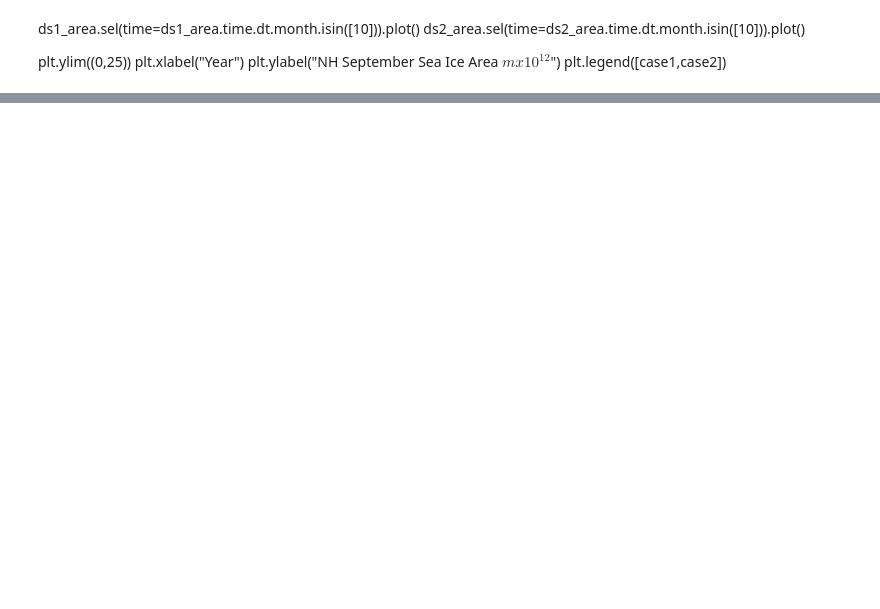
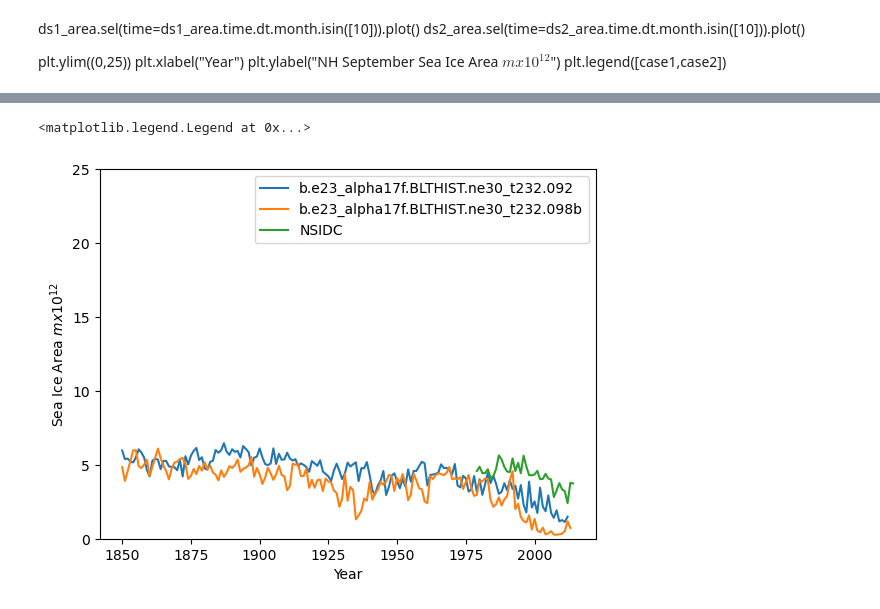
Before and after one commit to NCAR/CUPiD, a Jupyter notebook: examples/nblibrary/ice/seaice.ipynb, the cells around one changed output, grey strips where cells are left out. Cells and saved outputs as stored; diff of their text form; code cells hidden in the pictures; blank space fills up the shorter version.

```diff
--- a/examples/nblibrary/ice/seaice.ipynb
+++ b/examples/nblibrary/ice/seaice.ipynb
@@ -8,20 +8,20 @@ import pandas as pd
 import matplotlib.pyplot as plt
 from dask.distributed import Client, LocalCluster
 # %%
-CESM_output_dir = "/glade/campaign/cesm/development/cross-wg/diagnostic_framework/CESM_output_for_testing"
+CESM_output_dir = "/glade/derecho/scratch/dbailey/ADF"
 serial = False  # use dask LocalCluster
 cases = [
-    "g.e23_a16g.GJRAv4.TL319_t232_zstar_N65.2024.004",
-    "g.e23_a16g.GJRAv4.TL319_t232_hycom1_N75.2024.005",
+    "b.e23_alpha17f.BLTHIST.ne30_t232.092",
+    "b.e23_alpha17f.BLTHIST.ne30_t232.098b",
 ]
 
 lc_kwargs = {}
 
-begyr1 = 245
-endyr1 = 305
-begyr2 = 245
-endyr2 = 305
-nyears = 25
+begyr1 = 1850
+endyr1 = 2013
+begyr2 = 1850
+endyr2 = 2013
+nyears = 35
 # %%
 # Spin up cluster (if running in parallel)
 client = None
@@ -320,15 +478,22 @@ plt.legend([case1, case2, "NSIDC"])
 # %%
 ds1_area = (tarea * ds1.aice).where(TLAT > 0).sum(dim=["nj", "ni"]) * 1.0e-12
 ds2_area = (tarea * ds2.aice).where(TLAT > 0).sum(dim=["nj", "ni"]) * 1.0e-12
 
 ds1_sep = ds1_area.sel(time=(ds1_area.time.dt.month == 9))
 ds2_sep = ds2_area.sel(time=(ds2_area.time.dt.month == 9))
 
-plt.plot(ds1_sep)
-plt.plot(ds2_sep)
-plt.plot(sep_area)
+x1=np.linspace(1850,2012,163)
+x2=np.linspace(1850,2013,164)
+x3=np.linspace(1979,2014,36)
+
+plt.plot(x1,ds1_sep)
+plt.plot(x2,ds2_sep)
+plt.plot(x3,sep_area[0:36])
 
 plt.ylim((0, 25))
 plt.xlabel("Year")
 plt.ylabel("Sea Ice Area $mx10^{12}$")
 plt.legend([case1, case2, "NSIDC"])
+# %% [output]
+<matplotlib.legend.Legend at 0x...>
+[figure, added]
```
Also changed, not shown: parts of 16 cells of this notebook, 5 other files.
